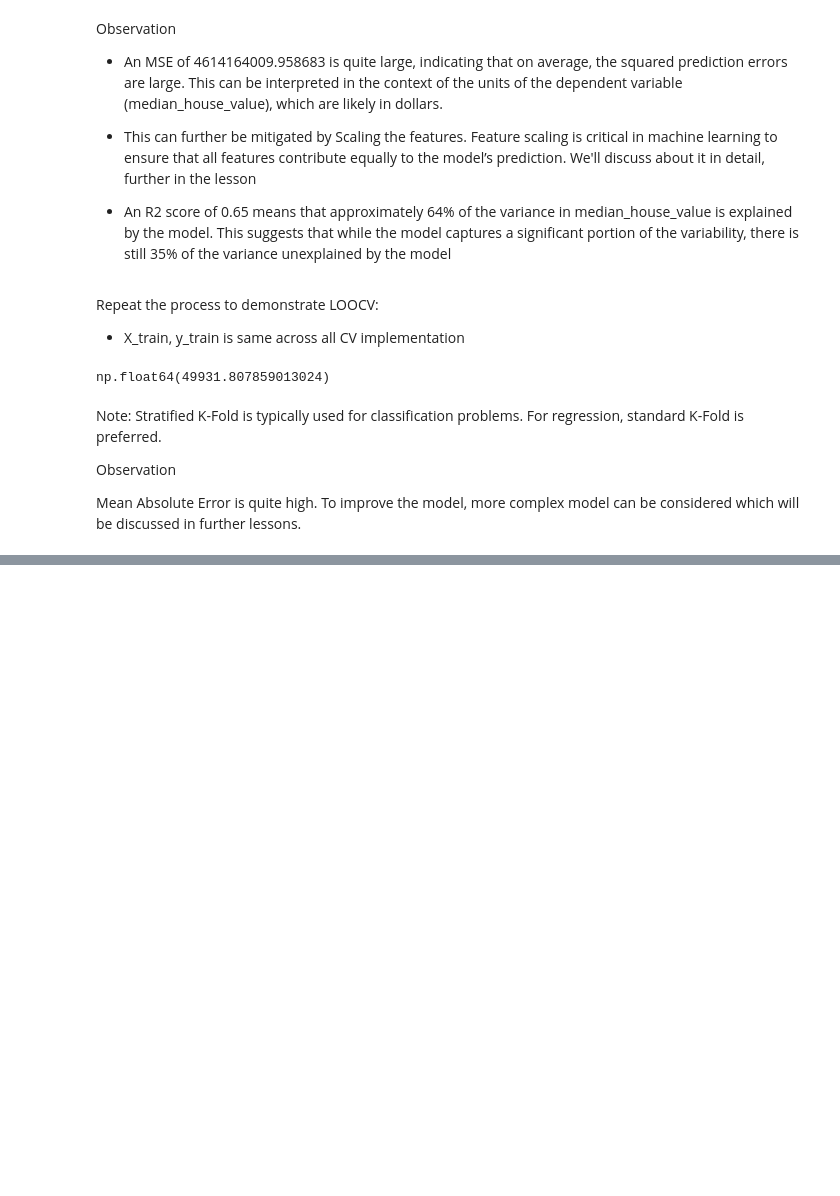
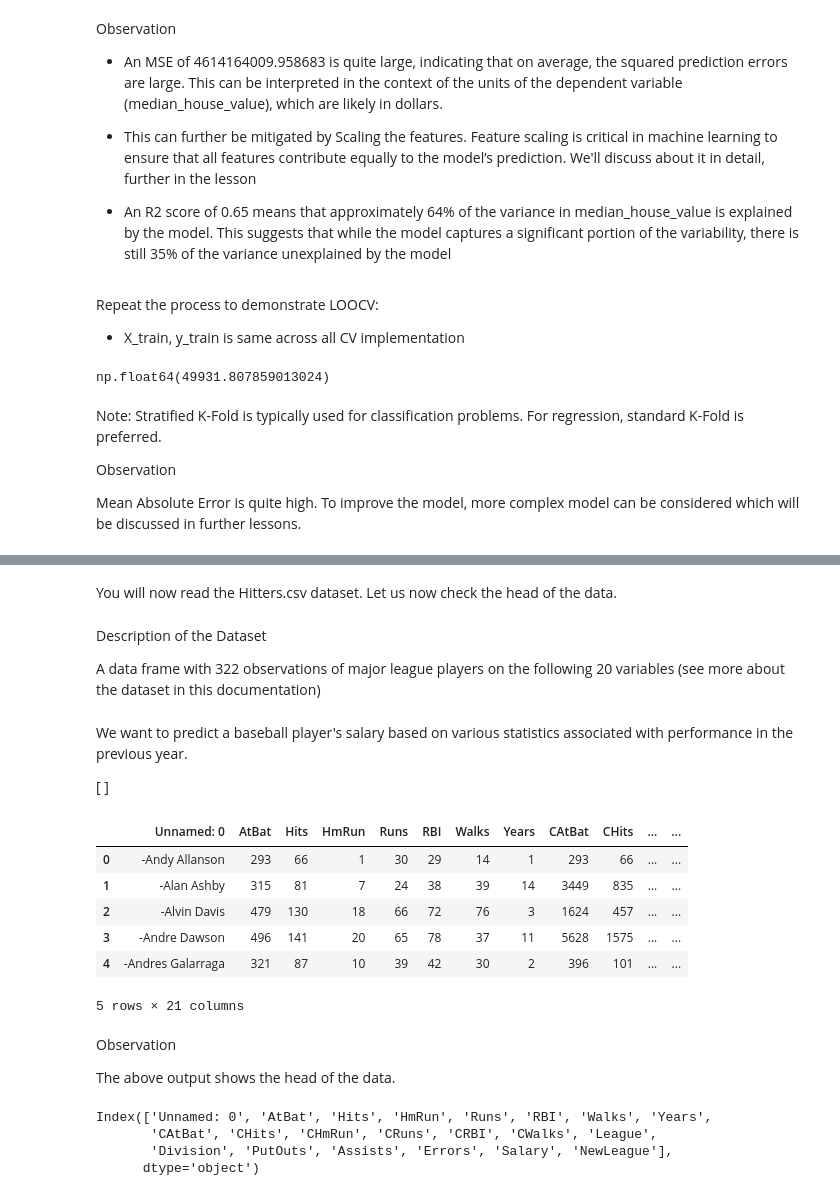
Before and after one commit to diadiaspora/AI-Machine-Learning, a Jupyter notebook: 3_Machine Learning/3.2_Supervised_Learning_Regression_and_Its_Applications/Supervised_Learning_Regression_and_Its_Applications.ipynb, the cells around one changed output, grey strips where cells are left out. Cells and saved outputs as stored; diff of their text form; code cells hidden in the pictures; blank space fills up the shorter version.

```diff
--- a/3_Machine Learning/3.2_Supervised_Learning_Regression_and_Its_Applications/Supervised_Learning_Regression_and_Its_Applications.ipynb
+++ b/3_Machine Learning/3.2_Supervised_Learning_Regression_and_Its_Applications/Supervised_Learning_Regression_and_Its_Applications.ipynb
@@ -848,0 +941,35 @@ Mean Absolute Error is quite high. To improve the model, more complex model can
+# %% [markdown]
+You will now read the Hitters.csv dataset.
+Let us now check the head of the data.
+# %% [markdown]
+Description of the Dataset
+
+A data frame with 322 observations of major league players on the following 20 variables (see more about the dataset in this documentation)
+# %% [markdown]
+We want to predict a baseball player's salary based on various statistics associated with performance in the previous year.
+
+
+[ ]
+# %%
+# Load the data from a CSV file into a DataFrame and display 5 rows
+df = pd.read_csv('datasets/Hitters.csv')
+df.head()
+# %% [output]
+|  | Unnamed: 0 | AtBat | Hits | HmRun | Runs | RBI | Walks | Years | CAtBat | CHits | ... | ... |
+| 0 | -Andy Allanson | 293 | 66 | 1 | 30 | 29 | 14 | 1 | 293 | 66 | ... | ... |
+| 1 | -Alan Ashby | 315 | 81 | 7 | 24 | 38 | 39 | 14 | 3449 | 835 | ... | ... |
+| 2 | -Alvin Davis | 479 | 130 | 18 | 66 | 72 | 76 | 3 | 1624 | 457 | ... | ... |
+| 3 | -Andre Dawson | 496 | 141 | 20 | 65 | 78 | 37 | 11 | 5628 | 1575 | ... | ... |
+| 4 | -Andres Galarraga | 321 | 87 | 10 | 39 | 42 | 30 | 2 | 396 | 101 | ... | ... |
+5 rows × 21 columns
+# %% [markdown]
+Observation
+
+The above output shows the head of the data.
+# %%
+df.columns
+# %% [output]
+Index(['Unnamed: 0', 'AtBat', 'Hits', 'HmRun', 'Runs', 'RBI', 'Walks', 'Years',
+       'CAtBat', 'CHits', 'CHmRun', 'CRuns', 'CRBI', 'CWalks', 'League',
+       'Division', 'PutOuts', 'Assists', 'Errors', 'Salary', 'NewLeague'],
+      dtype='object')
```
Also changed, not shown: parts of 124 cells of this notebook, 1 other file.
